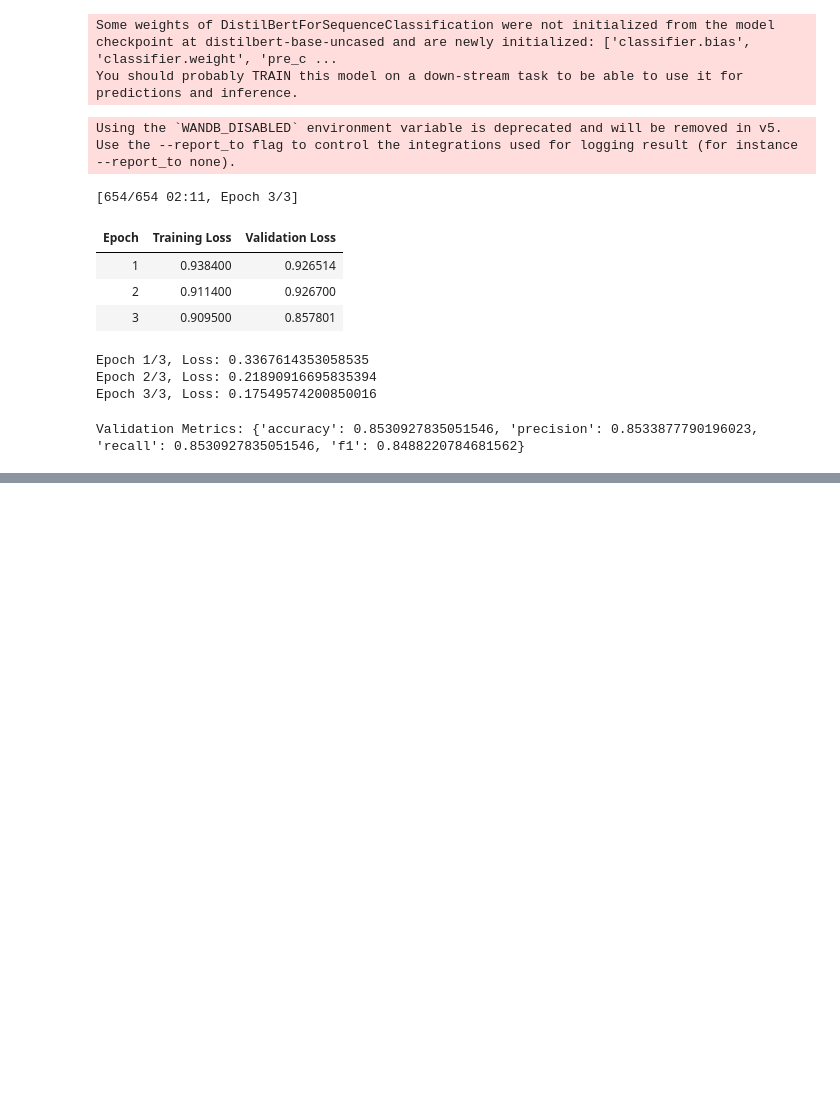
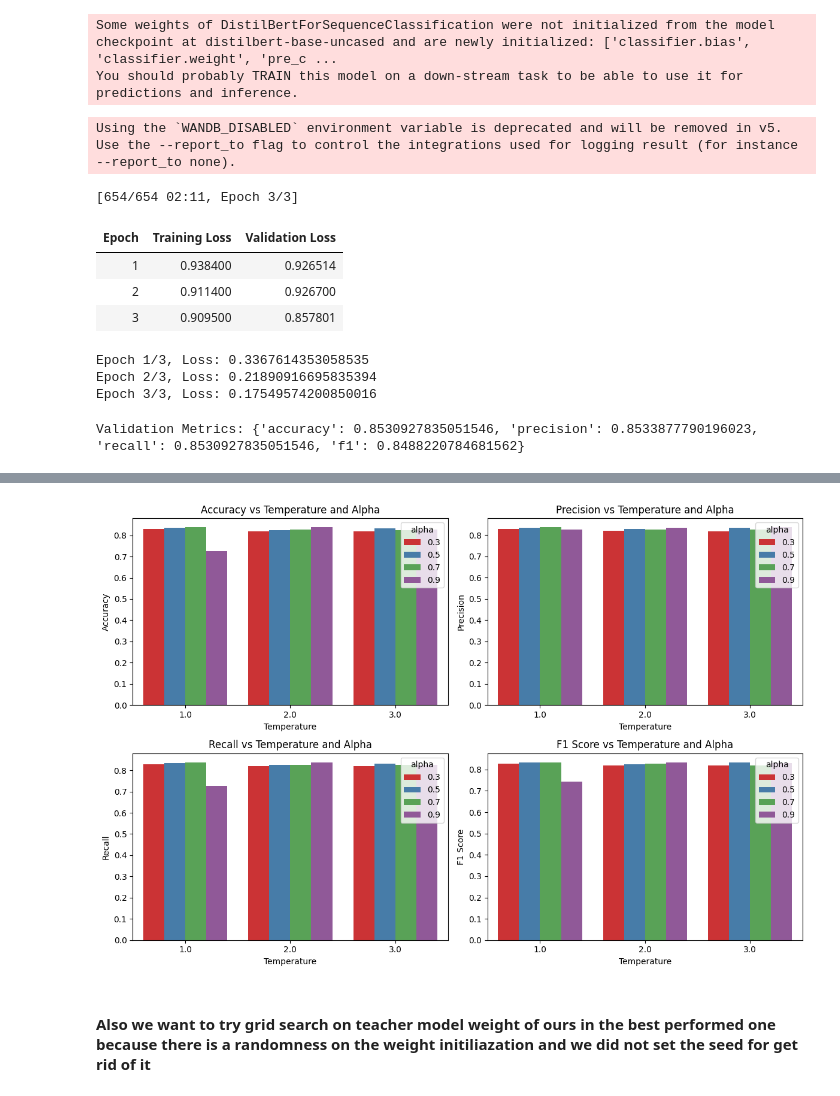
Before and after one commit to emrekuruu/Fine-Tune, a Jupyter notebook: knowledge_distil_roberta_vs_distilbert.ipynb, the cells around one changed output, grey strips where cells are left out. Cells and saved outputs as stored; diff of their text form; code cells hidden in the pictures; blank space fills up the shorter version.

Commit message:
grid search

```diff
--- a/knowledge_distil_roberta_vs_distilbert.ipynb
+++ b/knowledge_distil_roberta_vs_distilbert.ipynb
@@ -474,0 +679,56 @@ Validation Metrics: {'accuracy': 0.8530927835051546, 'precision': 0.853387779019
+# %%
+data = [
+    {'temperature': 1.0, 'alpha': 0.3, 'accuracy': 0.8298969072164949, 'precision': 0.8277090767909066, 'recall': 0.8298969072164949, 'f1': 0.8272837322500177},
+    {'temperature': 1.0, 'alpha': 0.5, 'accuracy': 0.8350515463917526, 'precision': 0.8333853096865418, 'recall': 0.8350515463917526, 'f1': 0.8329165832696697},
+    {'temperature': 1.0, 'alpha': 0.7, 'accuracy': 0.8376288659793815, 'precision': 0.83652262516548, 'recall': 0.8376288659793815, 'f1': 0.8341876298292671},
+    {'temperature': 1.0, 'alpha': 0.9, 'accuracy': 0.7268041237113402, 'precision': 0.8252335533592452, 'recall': 0.7268041237113402, 'f1': 0.7438818285221023},
+    {'temperature': 2.0, 'alpha': 0.3, 'accuracy': 0.8195876288659794, 'precision': 0.8193024880196635, 'recall': 0.8195876288659794, 'f1': 0.8183060526143721},
+    {'temperature': 2.0, 'alpha': 0.5, 'accuracy': 0.825, 'precision': 0.829, 'recall': 0.825, 'f1': 0.826},
+    {'temperature': 2.0, 'alpha': 0.7, 'accuracy': 0.827, 'precision': 0.827, 'recall': 0.827, 'f1': 0.827},
+    {'temperature': 2.0, 'alpha': 0.9, 'accuracy': 0.838, 'precision': 0.836, 'recall': 0.838, 'f1': 0.834},
+    {'temperature': 3.0, 'alpha': 0.3, 'accuracy': 0.820, 'precision': 0.819, 'recall': 0.820, 'f1': 0.819},
+    {'temperature': 3.0, 'alpha': 0.5, 'accuracy': 0.832, 'precision': 0.836, 'recall': 0.832, 'f1': 0.834},
+    {'temperature': 3.0, 'alpha': 0.7, 'accuracy': 0.825, 'precision': 0.827, 'recall': 0.825, 'f1': 0.818},
+    {'temperature': 3.0, 'alpha': 0.9, 'accuracy': 0.827, 'precision': 0.837, 'recall': 0.827, 'f1': 0.830},
+]
+
+df = pd.DataFrame(data)
+# %%
+# Set up the figure
+plt.figure(figsize=(12, 8))
+
+# Plot Accuracy
+plt.subplot(2, 2, 1)
+sns.barplot(x="temperature", y="accuracy", hue="alpha", data=df,palette="Set1")
+plt.title("Accuracy vs Temperature and Alpha")
+plt.xlabel("Temperature")
+plt.ylabel("Accuracy")
+
+# Plot Precision
+plt.subplot(2, 2, 2)
+sns.barplot(x="temperature", y="precision", hue="alpha", data=df,palette="Set1")
+plt.title("Precision vs Temperature and Alpha")
+plt.xlabel("Temperature")
+plt.ylabel("Precision")
+
+# Plot Recall
+plt.subplot(2, 2, 3)
+sns.barplot(x="temperature", y="recall", hue="alpha", data=df,palette="Set1")
+plt.title("Recall vs Temperature and Alpha")
+plt.xlabel("Temperature")
+plt.ylabel("Recall")
+
+# Plot F1 Score
+plt.subplot(2, 2, 4)
+sns.barplot(x="temperature", y="f1", hue="alpha", data=df,palette="Set1")
+plt.title("F1 Score vs Temperature and Alpha")
+plt.xlabel("Temperature")
+plt.ylabel("F1 Score")
+
+# Show the plots
+plt.tight_layout()
+plt.show()
+# %% [output]
+[figure, added]
+# %% [markdown]
+#### Also we want to try grid search on teacher model weight of ours in the best performed one because there is a randomness on the weight initiliazation and we did not set the seed for get rid of it
```
Also changed, not shown: parts of 14 cells of this notebook.
